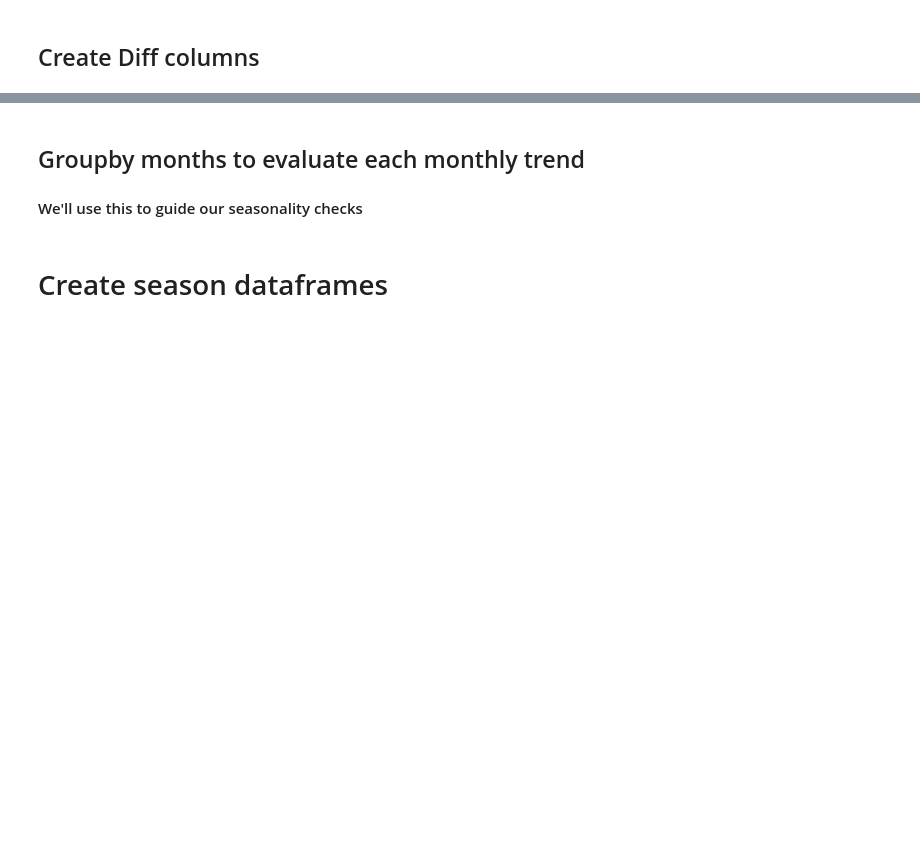
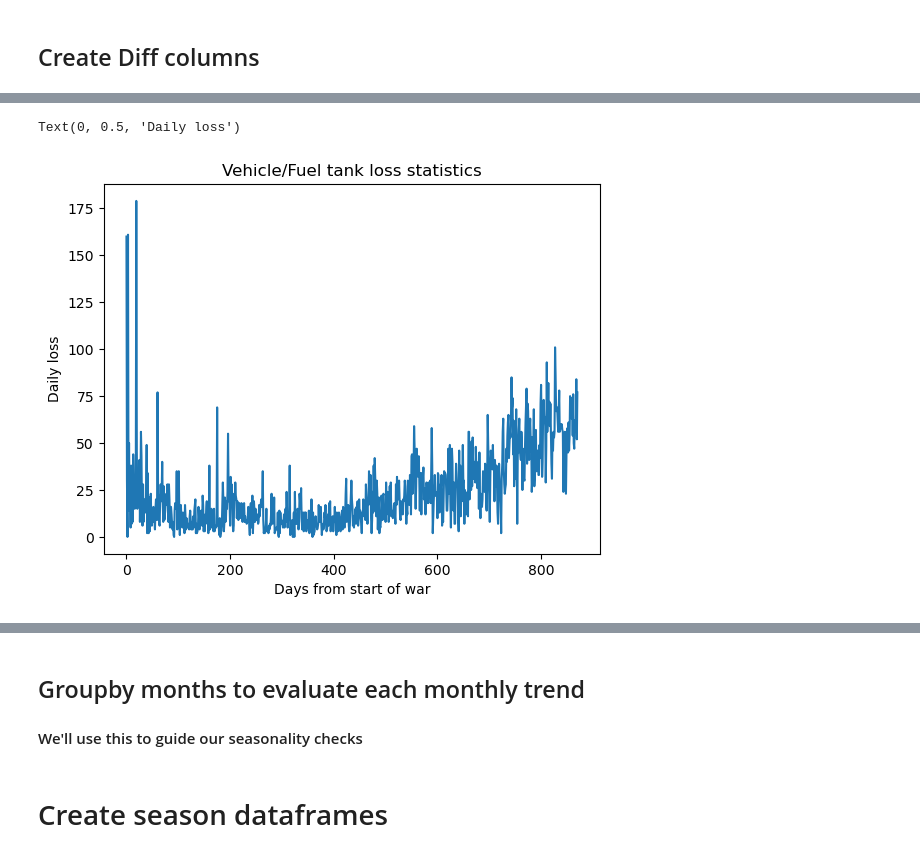
Before and after one commit to Hcyoun1/Seasonality-in-RUS-casualties, a Jupyter notebook: notebooks/rus-equip.ipynb, the cells around one changed output, grey strips where cells are left out. Saved outputs shown, nothing was run; the diff lists cells and outputs as text; code cells hidden in the pictures; blank space fills up the shorter version.

```diff
--- a/notebooks/rus-equip.ipynb
+++ b/notebooks/rus-equip.ipynb
@@ -122,2 +249,10 @@ for i in range(len(ru_equip_deaths_df)):
+# %%
+ru_equip_deaths_df["vehicles and fuel tanks diff"].plot.line(y="day")
+plt.title("Vehicle/Fuel tank loss statistics")
+plt.xlabel("Days from start of war")
+plt.ylabel("Daily loss")
+# %% [output]
+Text(0, 0.5, 'Daily loss')
+[figure, added]
 # %%
 ru_equip_deaths_df["field artillery diff"].plot.line(y="day")
```
Also changed, not shown: parts of 36 cells of this notebook, 15 other files.
